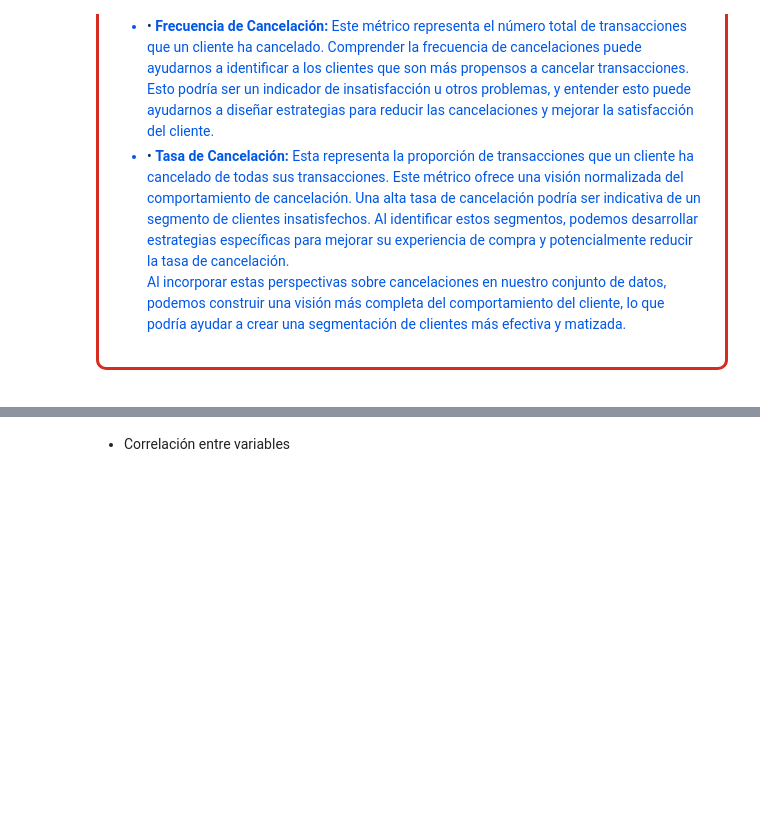
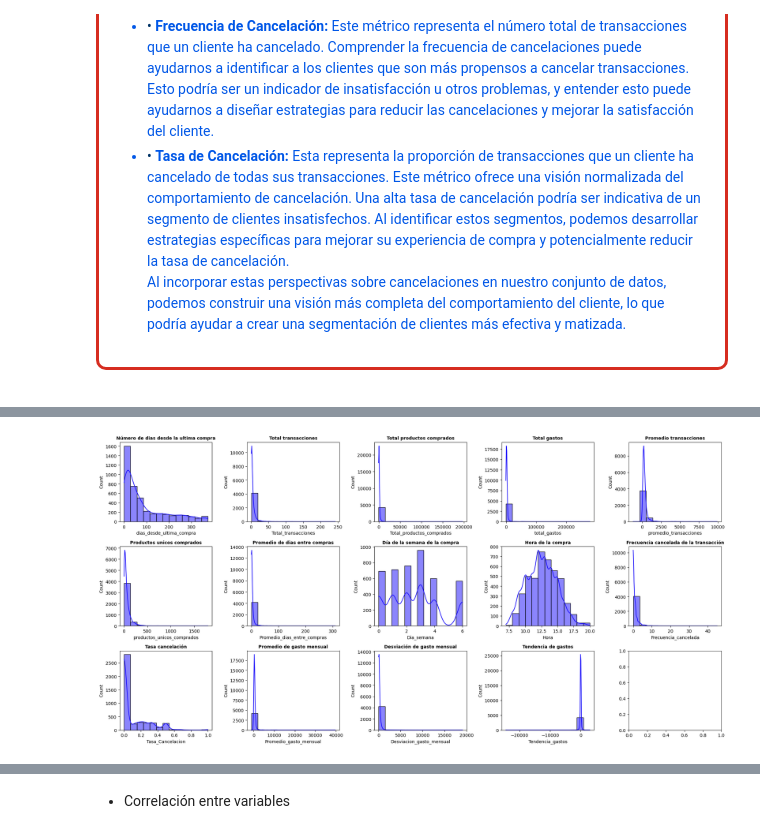
Before and after one commit to llanosrenzo/MachineLearning, a Jupyter notebook: E_CommerceData.ipynb, the cells around one changed output, grey strips where cells are left out. Cells and saved outputs as stored; diff of their text form; code cells hidden in the pictures; blank space fills up the shorter version.

```diff
--- a/E_CommerceData.ipynb
+++ b/E_CommerceData.ipynb
@@ -1334,0 +1448,6 @@ df
+# %%
+# Regla de Sturges
+# ================================================================================================================
+nro_intervalos = 1+3.322*np.log10(len(cliente_data))
+nro_intervalos = int(nro_intervalos)
+nro_intervalos
@@ -1334,0 +1456,6 @@ df
+# %%
+# Seleccionar solo a las variables númericas
+# ==================================================================================
+variables_numericas = cliente_data.select_dtypes(include='number').columns.to_list()
+variables_numericas = [x for x in variables_numericas if x != 'IS_UK']
+variables_numericas
@@ -1334,0 +1477,16 @@ df
+# %%
+fig ,((ax1,ax2,ax3,ax4,ax5),(ax6,ax7,ax8,ax9,ax10),(ax11,ax12,ax13,ax14,_)) = plt.subplots(nrows = 3,ncols=5,figsize = (20,10))
+axes = [ax1,ax2,ax3,ax4,ax5,ax6,ax7,ax8,ax9,ax10,ax11,ax12,ax13,ax14]
+titulo =['Número de dias desde la ultima compra','Total transacciones','Total productos comprados','Total gastos','Promedio transacciones',
+         'Productos unicos comprados','Promedio de dias entre compras','Día de la semana de la compra','Hora de la compra','Frecuencia cancelada de la transacción',
+         'Tasa cancelación','Promedio de gasto mensual','Desviación de gasto mensual','Tendencia de gastos'
+         ]
+for i , n in enumerate(variables_numericas):
+    sns.histplot(data = cliente_data,x= n,ax = axes[i],bins=nro_intervalos,color='#190DFA',kde=True)
+    wrapped_text = "\n".join(textwrap.wrap(titulo[i], width=50))  # Dividir el título en varias líneas
+    axes[i].set_title(wrapped_text, fontsize=10,fontweight ='bold')
+
+plt.tight_layout()
+plt.show()
+# %% [output]
+[figure, added]
```
Also changed, not shown: parts of 21 cells of this notebook.
